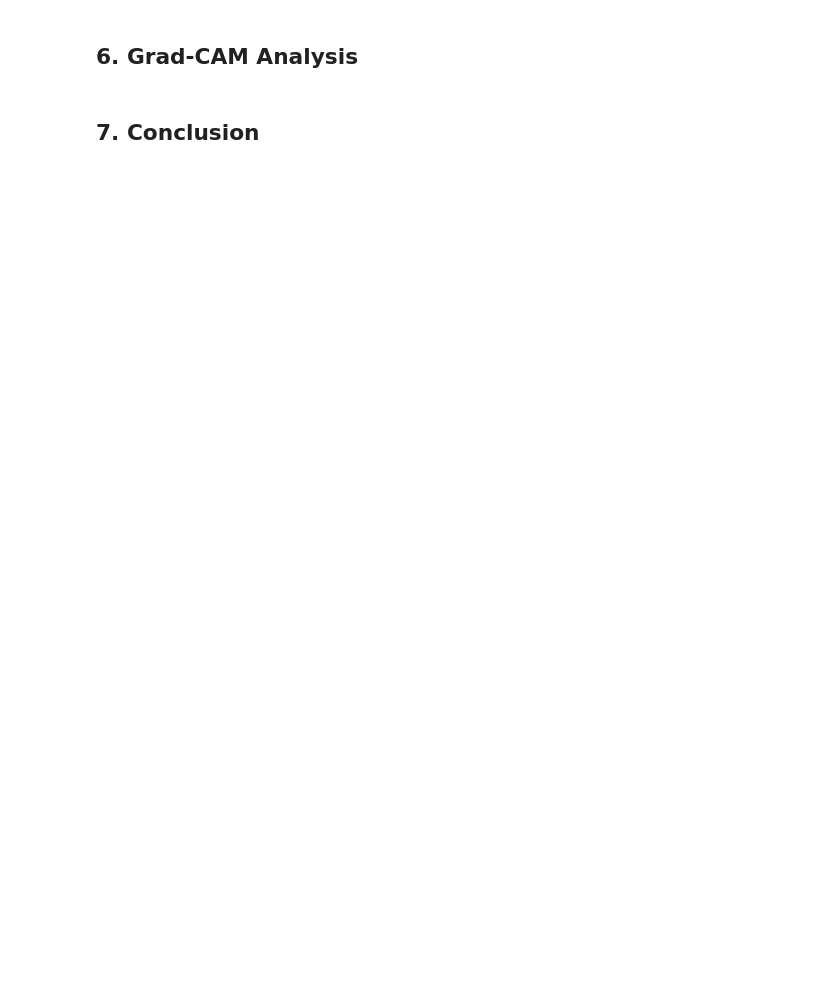
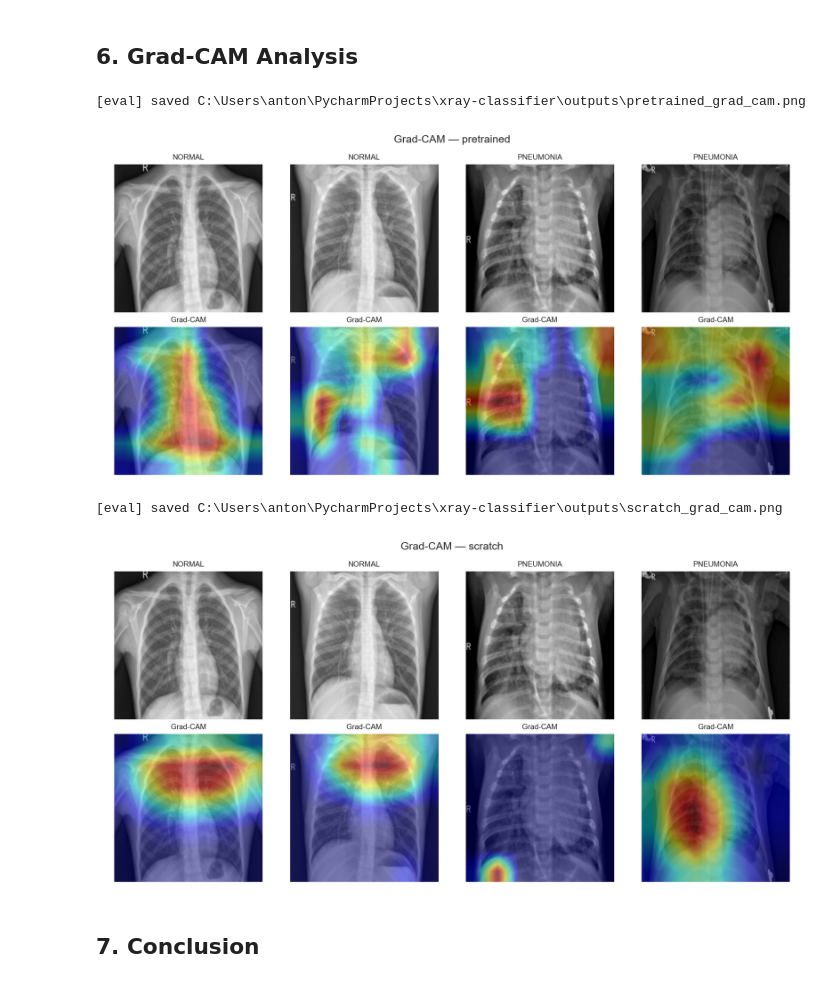
Before and after one commit to ruben4ick/xray-classifier, a Jupyter notebook: notebook.ipynb, the cells around one changed output. Drawn from its saved outputs; the diff is of its cells as text; code cells hidden in the pictures; blank space fills up the shorter version.

```diff
--- a/notebook.ipynb
+++ b/notebook.ipynb
@@ -19,4 +144,14 @@ This notebook presents the full experiment: data exploration, training results,
 # %% [markdown]
 ## 6. Grad-CAM Analysis
+# %%
+
+for name, data in results.items():
+    plot_grad_cam(data["model"], name, device)
+    display(Image(str(OUTPUTS / f"{name}_grad_cam.png"), width=800))
+# %% [output]
+[eval] saved C:\Users\anton\PycharmProjects\xray-classifier\outputs\pretrained_grad_cam.png
+[figure, added]
+[eval] saved C:\Users\anton\PycharmProjects\xray-classifier\outputs\scratch_grad_cam.png
+[figure, added]
 # %% [markdown]
 ## 7. Conclusion
```
Also changed, not shown: parts of 6 cells of this notebook, 13 other files.
